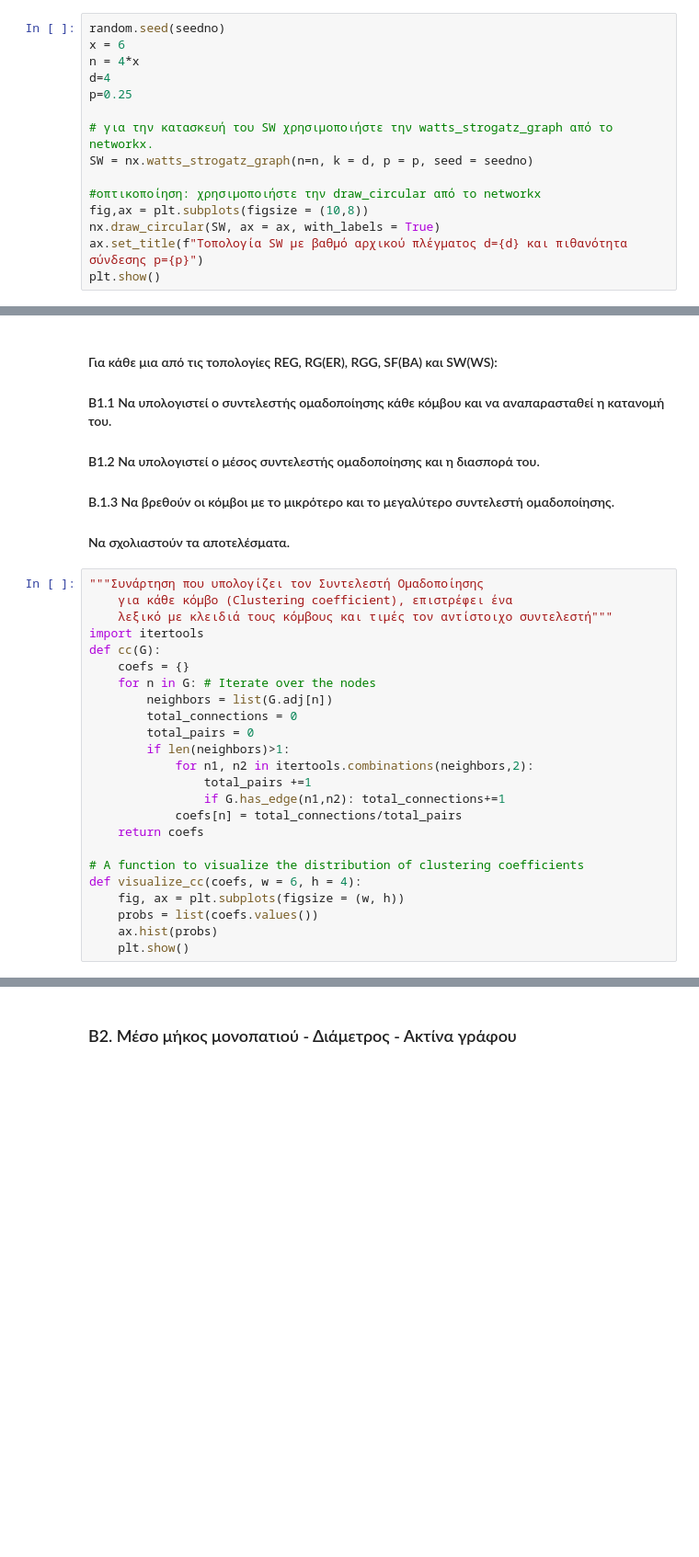
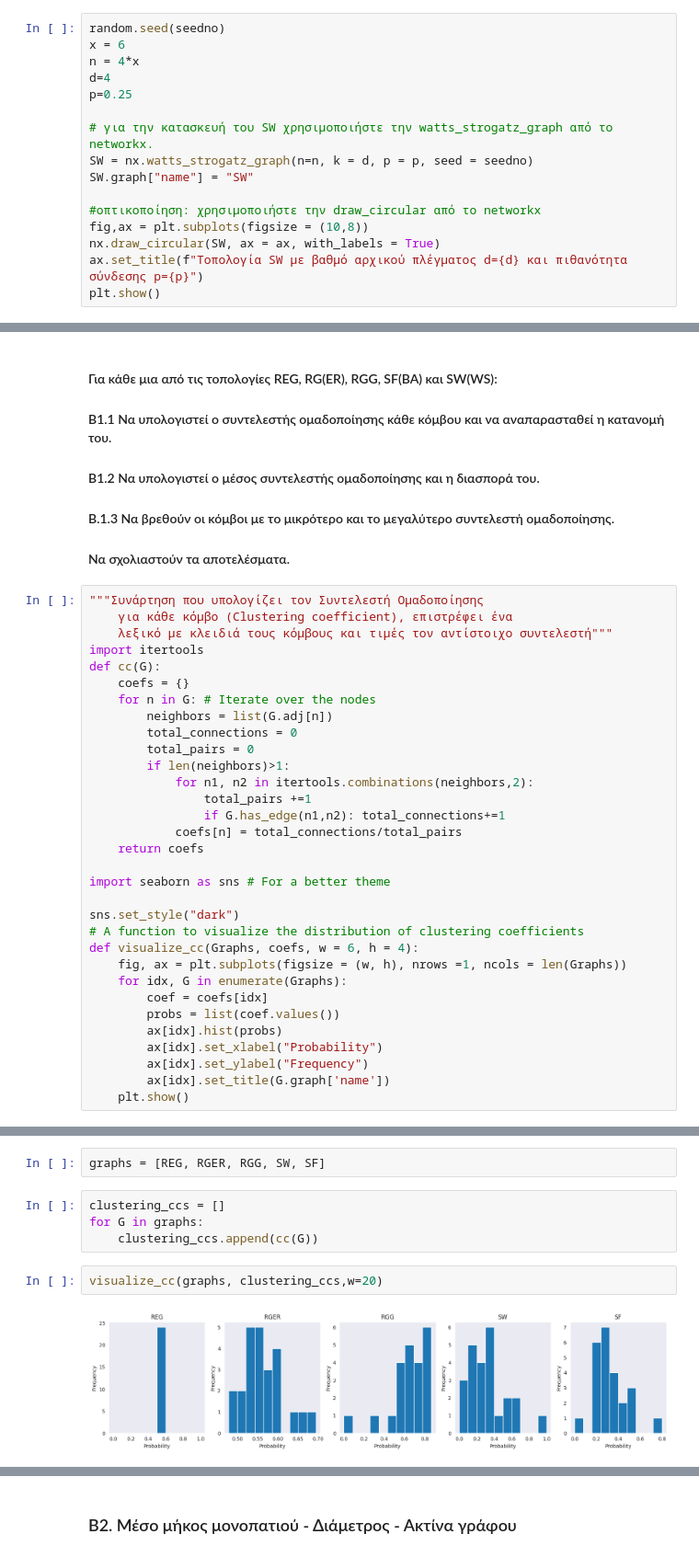
Before and after one commit to ChrisNick92/SocialNetworkAnalysis, a Jupyter notebook: project1/christosnikou_03400146.ipynb, the cells around one changed output, grey strips where cells are left out. Shown at 92% size. Drawn from its saved outputs; the diff is of its cells as text; blank space fills up the shorter version.

```diff
--- a/project1/christosnikou_03400146.ipynb
+++ b/project1/christosnikou_03400146.ipynb
@@ -216,6 +217,7 @@ p=0.25
 
 # για την κατασκευή του SW χρησιμοποιήστε την watts_strogatz_graph από το networkx.
 SW = nx.watts_strogatz_graph(n=n, k = d, p = p, seed = seedno)
+SW.graph["name"] = "SW"
 
 #οπτικοποίηση: χρησιμοποιήστε την draw_circular από το networkx
 fig,ax = plt.subplots(figsize = (10,8))
@@ -252,9 +254,17 @@ def cc(G):
             coefs[n] = total_connections/total_pairs
     return coefs
 
+import seaborn as sns # For a better theme
+
+sns.set_style("dark")
 # A function to visualize the distribution of clustering coefficients
-def visualize_cc(coefs, w = 6, h = 4):
-    fig, ax = plt.subplots(figsize = (w, h))
-    probs = list(coefs.values())
-    ax.hist(probs)
+def visualize_cc(Graphs, coefs, w = 6, h = 4):
+    fig, ax = plt.subplots(figsize = (w, h), nrows =1, ncols = len(Graphs))
+    for idx, G in enumerate(Graphs):
+        coef = coefs[idx]
+        probs = list(coef.values())
+        ax[idx].hist(probs)
+        ax[idx].set_xlabel("Probability")
+        ax[idx].set_ylabel("Frequency")
+        ax[idx].set_title(G.graph['name'])
     plt.show()
@@ -260,0 +276,10 @@ def visualize_cc(coefs, w = 6, h = 4):
+# %%
+graphs = [REG, RGER, RGG, SW, SF]
+# %%
+clustering_ccs = []
+for G in graphs:
+    clustering_ccs.append(cc(G))
+# %%
+visualize_cc(graphs, clustering_ccs,w=20)
+# %% [output]
+[figure, added]
```
Also changed, not shown: parts of 15 cells of this notebook.
